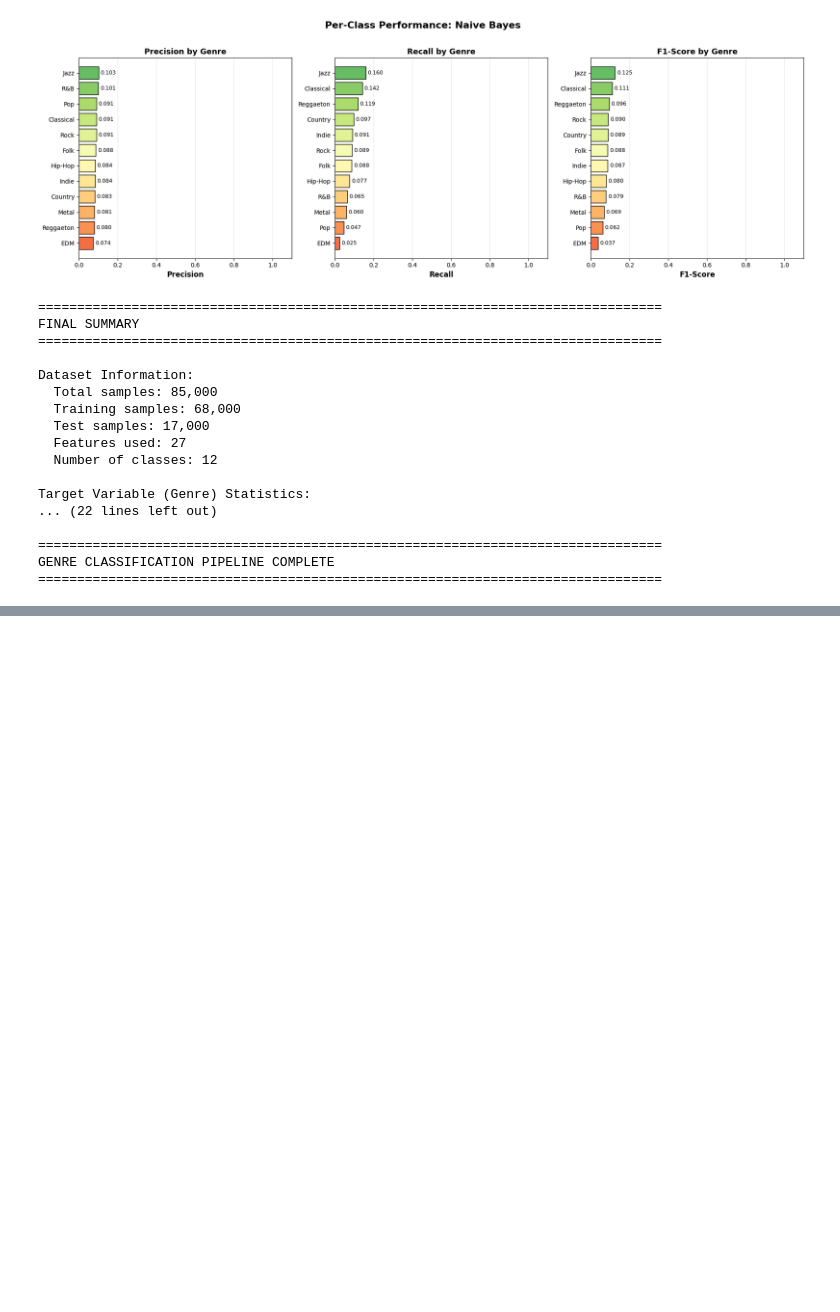
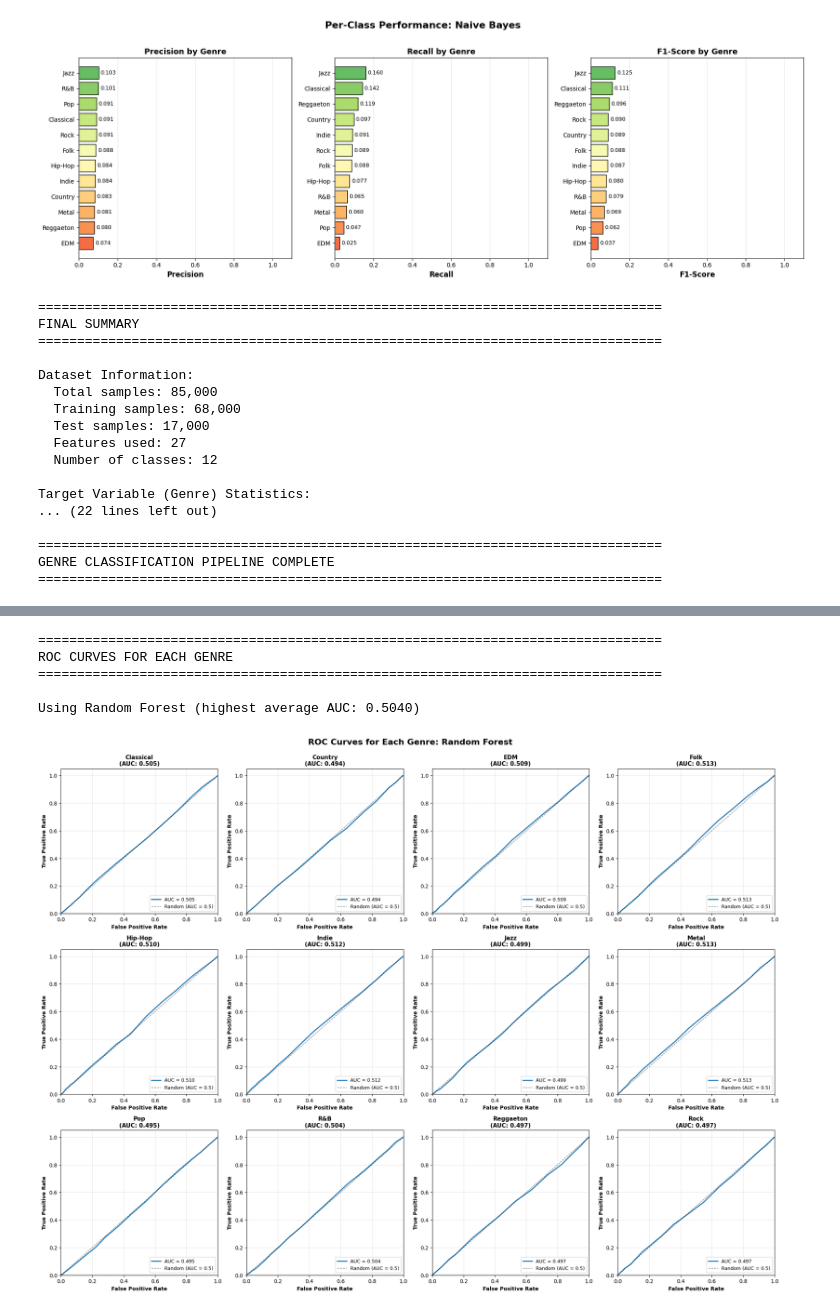
Before and after one commit to sahil095/Spotify-Song-Recommendations, a Jupyter notebook: genre_prediction.ipynb, the cells around one changed output, grey strips where cells are left out. Drawn from its saved outputs; the diff is of its cells as text; code cells hidden in the pictures; blank space fills up the shorter version.

```diff
--- a/genre_prediction.ipynb
+++ b/genre_prediction.ipynb
@@ -633,0 +892,50 @@ GENRE CLASSIFICATION PIPELINE COMPLETE
+# %%
+# Step 3: ROC Curves for Each Genre (Best Model)
+print("\n" + "="*80)
+print("ROC CURVES FOR EACH GENRE")
+print("="*80)
+
+# Determine best model based on average AUC
+best_binary_model = avg_auc.idxmax()
+print(f"\nUsing {best_binary_model} (highest average AUC: {avg_auc.max():.4f})")
+
+# Create subplots for ROC curves
+fig, axes = plt.subplots(3, 4, figsize=(20, 15))
+axes = axes.ravel()
+
+for idx, genre in enumerate(genre_classes):
+    ax = axes[idx]
+
+    if best_binary_model in binary_results[genre]:
+        result = binary_results[genre][best_binary_model]
+
+        # Calculate ROC curve
+        fpr, tpr, thresholds = roc_curve(result['y_test_binary'], result['y_test_proba'])
+        auc_score = result['test_auc']
+
+        # Plot ROC curve
+        ax.plot(fpr, tpr, linewidth=2, label=f'AUC = {auc_score:.3f}')
+        ax.plot([0, 1], [0, 1], 'k--', linewidth=1, alpha=0.5, label='Random (AUC = 0.5)')
+
+        ax.set_xlabel('False Positive Rate', fontsize=10, fontweight='bold')
+        ax.set_ylabel('True Positive Rate', fontsize=10, fontweight='bold')
+        ax.set_title(f'{genre}\n(AUC: {auc_score:.3f})', fontsize=11, fontweight='bold')
+        ax.legend(loc='lower right', fontsize=9)
+        ax.grid(True, alpha=0.3)
+        ax.set_xlim([0, 1])
+        ax.set_ylim([0, 1.05])
+    else:
+        ax.text(0.5, 0.5, 'No data', ha='center', va='center', transform=ax.transAxes)
+        ax.set_title(genre, fontsize=11, fontweight='bold')
+
+plt.suptitle(f'ROC Curves for Each Genre: {best_binary_model}',
+             fontsize=16, fontweight='bold', y=0.995)
+plt.tight_layout()
+plt.show()
+# %% [output]
+================================================================================
+ROC CURVES FOR EACH GENRE
+================================================================================
+
+Using Random Forest (highest average AUC: 0.5040)
+[figure, added]
```
Also changed, not shown: parts of 11 cells of this notebook.
